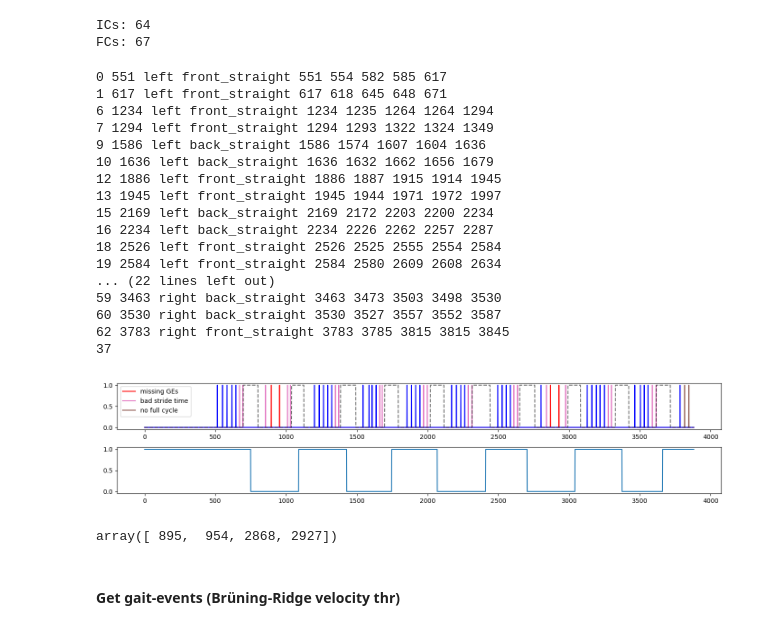
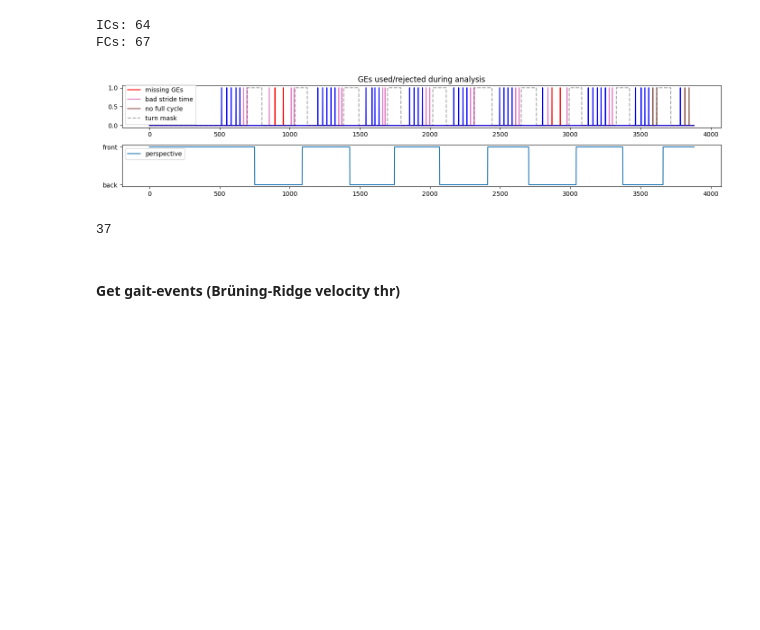
Before and after one commit to MateUnger/StereoVision, a Jupyter notebook: pipeline.ipynb, the cells around one changed output. Cells and saved outputs as stored; diff of their text form; code cells hidden in the pictures; blank space fills up the shorter version.

Commit message:
fix gait anal

```diff
--- a/pipeline.ipynb
+++ b/pipeline.ipynb
@@ -907,6 +893,9 @@ rejected_bad_stride_time = []
 rejected_bad_perspective = []
 rejected_missing_GEs = []
 
+GE_log = []
+GE_log.append(f"i, IC0, ipsi, perspective, IC0, FC0, IC1, FC1, IC2")
+
 # iterate Initial Contact gait events
 for i, IC in enumerate(ICs):
 
@@ -918,19 +907,18 @@ for i, IC in enumerate(ICs):
     IC0 = IC["frame"]
 
 
-    # perspective value ('straight'/'turn') or 'all' if missing
+    # perspective value ('straight_front'/'straight_back') or 'all' if missing
     perspective = IC.get("perspective", "all")
 
     if perspective not in perspectives:
-        print(i,"perspective issue", IC['frame'], ipsi, perspective)
         rejected_bad_perspective.append(IC0)
         continue
 
     # get the next ipsilateral event's global index (relative to the whole event list), return None otherwise
     same_foot_next_idx = next(
-        (j for j, event in enumerate(ICs[i + 1 :], start=i + 1) if event["side"] == ipsi), None
+        (j for j, event in enumerate(ICs[i + 1 :], start=i + 1) if event["side"] == ipsi and event["perspective"]==perspective), None
     )
-    # check if event order is correct, filter false positives
+    # check if there is a next ispi IC (full gait cycle for current foot)
     if same_foot_next_idx is not None:
 
         # stride time = time elapsed between heelstrikes of the same foot
@@ -938,13 +926,11 @@ for i, IC in enumerate(ICs):
 
         # stride time falls in realistic time range
         if stride_min <= stride_time <= stride_max:
-            # frame index of current and next IC event (ipsilateral)
-
+            # frame index of next IC event (ipsilateral)
             IC2 = ICs[same_foot_next_idx]["frame"]
 
+            # frame index of first contralateral heel strike (between current and next ipsilateral)
             tolerance = fps*0.2
-
-            # frame index of first contralateral heel strike (between current and next ipsilateral)
             IC1 = get_frame_indices(ICs, contra, IC0, IC2, tolerance=tolerance)
 
             FC0, FC1 = None, None
@@ -960,12 +946,10 @@ for i, IC in enumerate(ICs):
                 FC0 = FC0[0] if FC0 else None
                 FC1 = FC1[0] if FC1 else None
 
-                # print(i, IC['frame'], ipsi, perspective, IC0,FC0, IC1, FC1, IC2, FC2)
-                print(i, IC['frame'], ipsi, perspective, IC0, FC0, IC1, FC1, IC2)
+                # print(i, IC['frame'], ipsi, perspective, IC0, FC0, IC1, FC1, IC2)
+                GE_log.append(f"{i}, {IC0}, {ipsi}, {perspective}, {IC0}, {FC0}, {IC1}, {FC1}, {IC2}")
             # if either of the values is None, skip cycle
             if any(x is None for x in [IC0, IC1, IC2, FC0, FC1]):
-                # print(i,"None event", IC['frame'], ipsi, perspective)
-                # print(i, IC['frame'], ipsi, perspective, IC0, FC0, IC1, FC1, IC2)
                 rejected_missing_GEs.append(IC0)
                 continue
 
@@ -1029,7 +1013,6 @@ for perspective, data in metrics.items():
         }
         for metric in data["left"]
     }
-print(num_steps_used)
 
 create_debug_fig = True
 if create_debug_fig:
@@ -1047,62 +1030,50 @@ if create_debug_fig:
     rejected_missing_GEs = np.array(rejected_missing_GEs)
 
     t = np.linspace(0, keypoint_data.shape[2], keypoint_data.shape[2])
 
     accepted_vis = np.zeros_like(t)
     rejected_cycle_vis = np.zeros_like(t)
     rejected_stride_vis = np.zeros_like(t)
     rejected_perspective_vis = np.zeros_like(t)
     rejected_missing_vis = np.zeros_like(t)
 
     rejected_cycle_vis[rejected_no_full_cycle] = 1
     rejected_stride_vis[rejected_bad_stride_time] = 1
     if rejected_bad_perspective.shape != (0,): rejected_perspective_vis[rejected_bad_perspective] = 1
     rejected_missing_vis[rejected_missing_GEs] = 1
     accepted_vis[accepted_ICs] = 1
 
 
     plt.close("all")
     fig, axs = plt.subplots(2, 1, figsize=(14, 3))
     axs[0].plot(t,rejected_missing_vis, 'r', label='missing GEs')
     axs[0].plot(t,rejected_stride_vis, 'tab:pink', label='bad stride time')
     axs[0].plot(t, rejected_cycle_vis, 'tab:brown', label='no full cycle')
     if rejected_bad_perspective.shape != (0,):axs[0].plot(t, rejected_perspective_vis,'tab:black', label='wrong perspective')
     axs[0].plot(t,accepted_vis, 'b')
-    axs[0].plot(turn_mask, 'k--', alpha=0.55)
-    axs[1].plot(t,perspective)
+    axs[0].plot(turn_mask, 'k--', alpha=0.35, label="turn mask")
+    axs[1].plot(t,perspective, label="perspective")
 
+    axs[0].set_title("GEs used/rejected during analysis")
     axs[0].legend()
-
+    axs[1].legend()
+    axs[1].set_yticks([0, 1], ["back", "front"])
 
     plt.tight_layout()
     plt.show()
 # %% [output]
-0 551 left front_straight 551 554 582 585 617
-1 617 left front_straight 617 618 645 648 671
-6 1234 left front_straight 1234 1235 1264 1264 1294
-7 1294 left front_straight 1294 1293 1322 1324 1349
-9 1586 left back_straight 1586 1574 1607 1604 1636
-10 1636 left back_straight 1636 1632 1662 1656 1679
-12 1886 left front_straight 1886 1887 1915 1914 1945
-13 1945 left front_straight 1945 1944 1971 1972 1997
-15 2169 left back_straight 2169 2172 2203 2200 2234
-16 2234 left back_straight 2234 2226 2262 2257 2287
-18 2526 left front_straight 2526 2525 2555 2554 2584
-19 2584 left front_straight 2584 2580 2609 2608 2634
-... (22 lines left out)
-59 3463 right back_straight 3463 3473 3503 3498 3530
-60 3530 right back_straight 3530 3527 3557 3552 3587
-62 3783 right front_straight 3783 3785 3815 3815 3845
-37
-[figure, old version]
+[figure, new version]
 # %%
-rejected_missing_GEs
+with open("./test.txt","w") as f:
+    for line in GE_log:
+        f.write(line+"\n")
-# %% [output]
-array([ 895,  954, 2868, 2927])
 # %%
 display_results(parameters)
 # %%
-metrics
+ICs.__len__()
+len(accepted_ICs)
+# %% [output]
+37
 # %%
 for perspective, sides in metrics.items():
     print("\n"+perspective)
```
Also changed, not shown: parts of 3 cells of this notebook, 2 other files.
